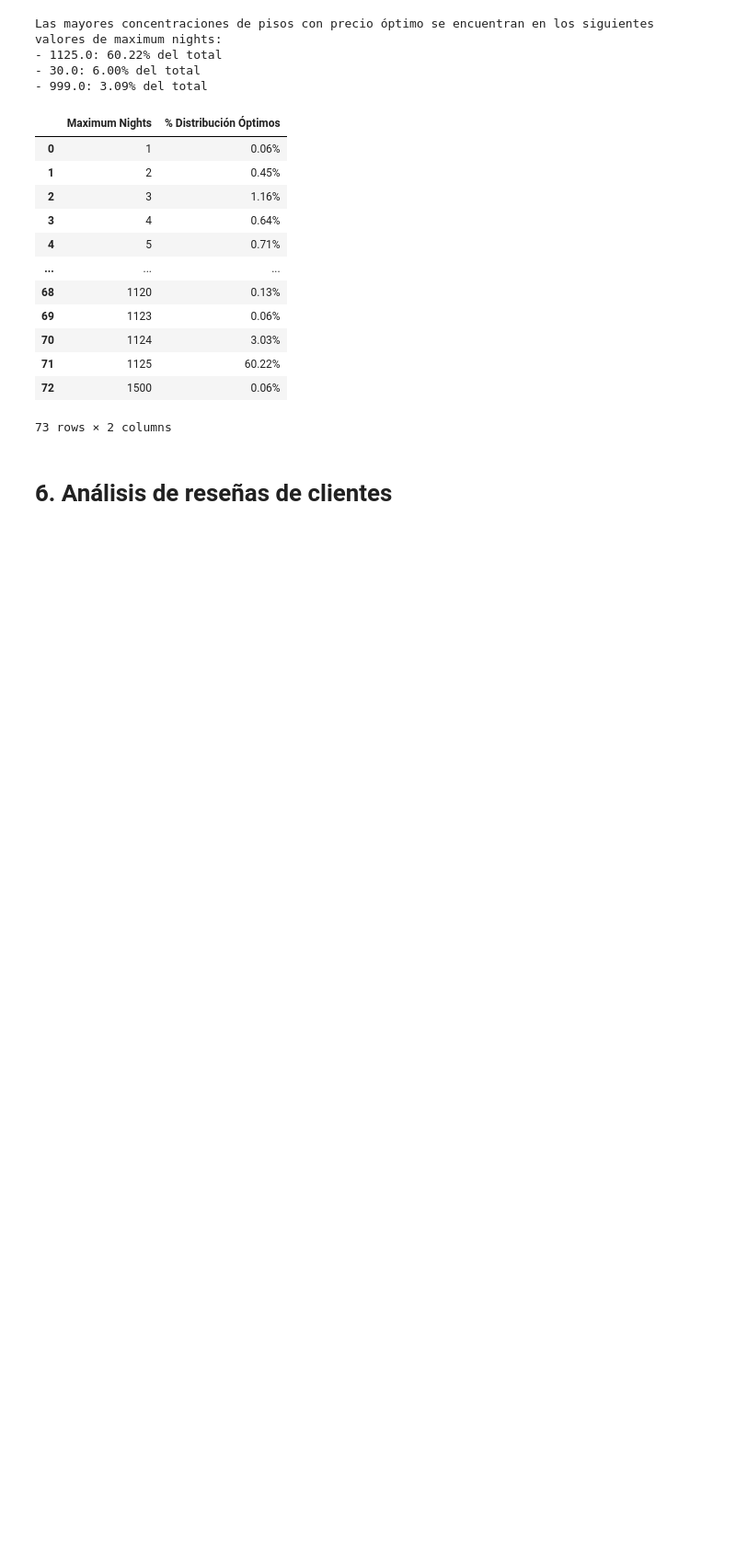
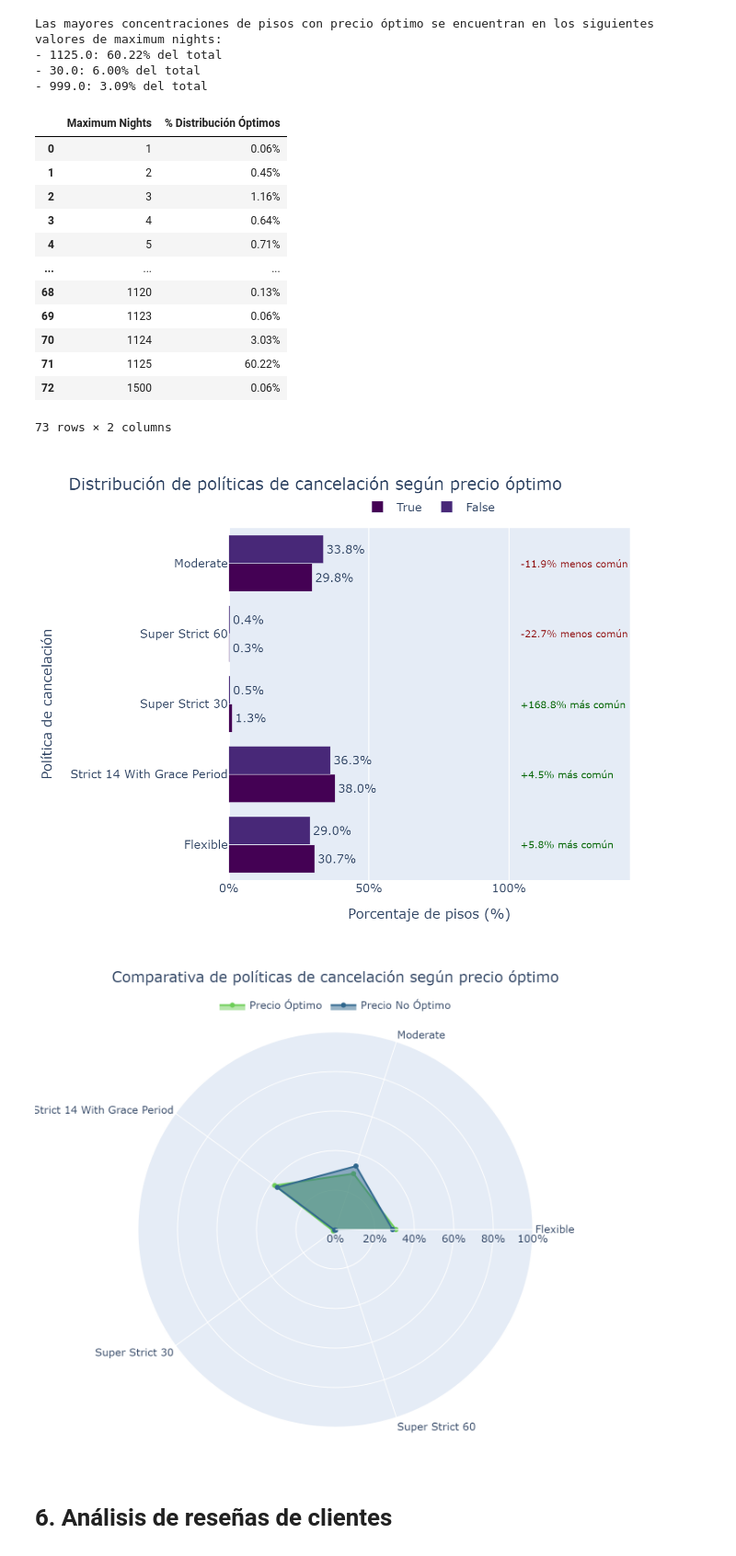
Before and after one commit to BarbaraGamarra/estudio-precios-airbnb-Madrid, a Jupyter notebook: notebooks/airbnb_Madrid.ipynb, the cells around one changed output. Shown at 92% size. Drawn from its saved outputs; the diff is of its cells as text; code cells hidden in the pictures; blank space fills up the shorter version.

```diff
--- a/notebooks/airbnb_Madrid.ipynb
+++ b/notebooks/airbnb_Madrid.ipynb
@@ -1912,33 +1930,41 @@ for i, precio in enumerate([True, False]):
         color = px.colors.sequential.Viridis[7] if precio else px.colors.sequential.Viridis[3]
 
         fig_radar.add_trace(go.Scatterpolar(
             r=valores,
             theta=categorias,
             fill="toself",
             name=nombre,
             line_color=color
         ))
 
 fig_radar.update_layout(
     polar=dict(
         radialaxis=dict(
             visible=True,
             range=[0, 1],
             tickformat=".0%"
         )
     ),
     title={
         "text": "Comparativa de políticas de cancelación según precio óptimo",
         "y": 0.95,
         "x": 0.5
     },
     showlegend=True,
     legend=dict(orientation="h", yanchor="top", y=1.1, xanchor="center", x=0.5),
     margin=dict(t=100, b=40),
     height=600
 )
 
 fig_radar.show()
+
+# fig.write_image("../docs/comparativa_reviews_precio.png", scale=2)
+# fig_radar.write_image("../docs/comparativa_reviews_precio_radar.png", scale=2)
+display(Image(filename="../docs/comparativa_reviews_precio.png"))
+display(Image(filename="../docs/comparativa_reviews_precio_radar.png"))
+# %% [output]
+[figure, added]
+[figure, added]
 # %% [markdown]
 # 6. Análisis de reseñas de clientes
 # %%
```
Also changed, not shown: parts of 4 cells of this notebook, 14 other files.
